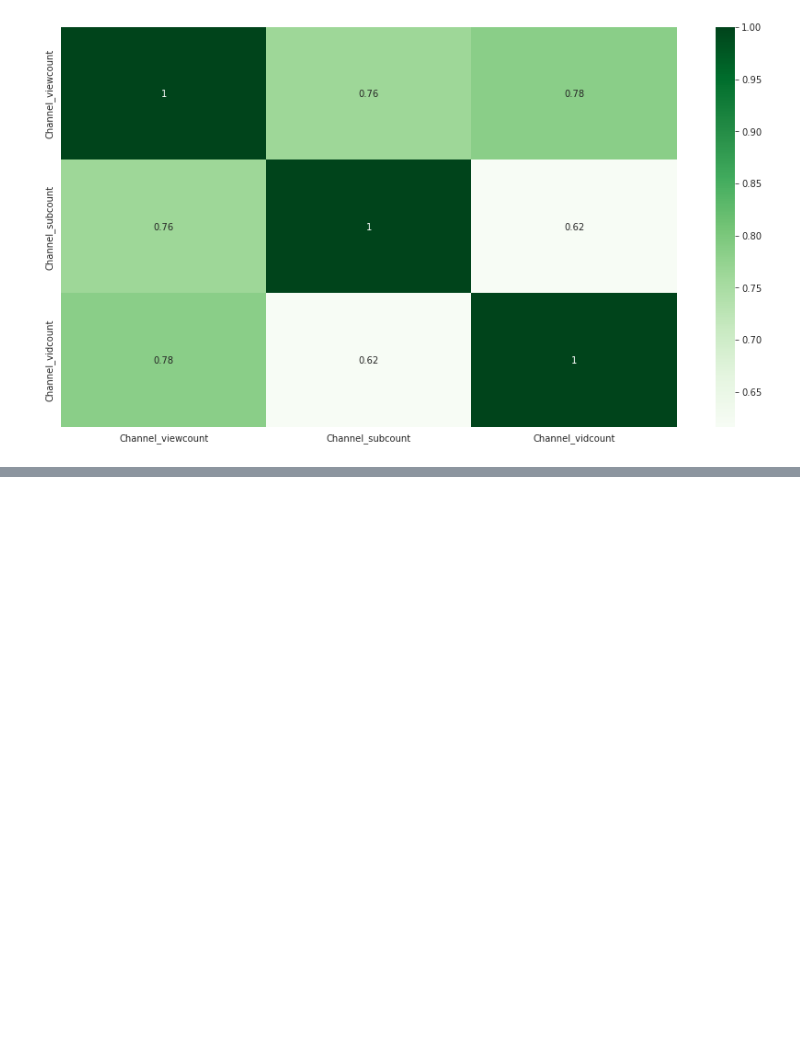
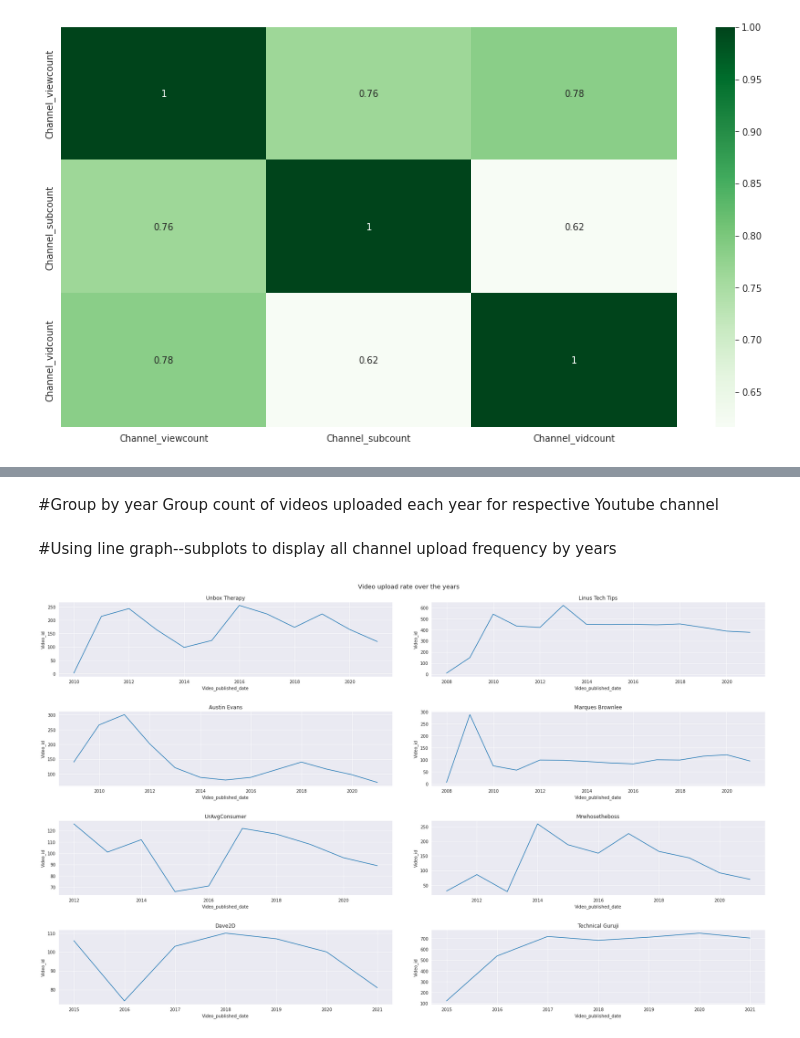
Before and after one commit to PyAshishMhatre/Channel-Analysis-using-Youtube-Data-API, a Jupyter notebook: YoutubeAnalysis.ipynb, the cells around one changed output, grey strips where cells are left out. Cells and saved outputs as stored; diff of their text form; code cells hidden in the pictures; blank space fills up the shorter version.

```diff
--- a/YoutubeAnalysis.ipynb
+++ b/YoutubeAnalysis.ipynb
@@ -143,0 +156,2 @@ sns.heatmap(corr_matrix, cmap='Greens', annot=True)
+# %%
+videodf = pd.read_csv('/content/VideoDetails.csv',index_col='Unnamed: 0')
@@ -143,0 +169,2 @@ sns.heatmap(corr_matrix, cmap='Greens', annot=True)
+# %%
+videodf['Video_published_date'] = pd.to_datetime(videodf['Video_published_date'])
@@ -143,0 +197,60 @@ sns.heatmap(corr_matrix, cmap='Greens', annot=True)
+# %% [markdown]
+#Group by year
+Group count of videos uploaded each year for respective Youtube channel
+# %%
+def lineplot(colname):
+  plotdata = videodf[videodf['Channel_name'] == colname]
+  plotdata['Video_published_date'] = plotdata['Video_published_date'].dt.year
+  plotdata = plotdata.groupby('Video_published_date').count()
+  plotdata.drop(index=2022, inplace=True)
+  return(plotdata.index,plotdata['Video_id'],plotdata)
+# %% [markdown]
+#Using line graph--subplots to display all channel upload frequency by years
+# %%
+fig, axes = plt.subplots(4, 2, figsize=(25, 15))
+sns.set_theme(style="darkgrid")
+fig.tight_layout(pad=5.0)
+fig.suptitle('Video upload rate over the years')
+
+
+X,Y,plotdata = lineplot('Unbox Therapy')
+sns.lineplot(ax=axes[0, 0], x = X, y=Y,data = plotdata, markers ='+')
+axes[0][0].set_title('Unbox Therapy')
+
+
+X,Y,plotdata = lineplot('Linus Tech Tips')
+sns.lineplot(ax=axes[0, 1], x = X, y=Y,data = plotdata, markers ='+')
+axes[0][1].set_title('Linus Tech Tips')
+
+
+X,Y,plotdata = lineplot('Austin Evans')
+sns.lineplot(ax=axes[1, 0], x = X, y=Y,data = plotdata, markers ='+')
+axes[1][0].set_title('Austin Evans')
+
+
+X,Y,plotdata = lineplot('Marques Brownlee')
+sns.lineplot(ax=axes[1, 1], x = X, y=Y,data = plotdata, markers ='+')
+axes[1][1].set_title('Marques Brownlee')
+
+
+X,Y,plotdata = lineplot('UrAvgConsumer')
+sns.lineplot(ax=axes[2, 0], x = X, y=Y,data = plotdata, markers ='+')
+axes[2][0].set_title('UrAvgConsumer')
+
+
+X,Y,plotdata = lineplot('Mrwhosetheboss')
+sns.lineplot(ax=axes[2, 1], x = X, y=Y,data = plotdata, markers ='+')
+axes[2][1].set_title('Mrwhosetheboss')
+
+
+X,Y,plotdata = lineplot('Dave2D')
+sns.lineplot(ax=axes[3, 0], x = X, y=Y,data = plotdata, markers ='+')
+axes[3][0].set_title('Dave2D')
+
+
+X,Y,plotdata = lineplot('Technical Guruji')
+sns.lineplot(ax=axes[3, 1], x = X, y=Y,data = plotdata, markers ='+')
+axes[3][1].set_title('Technical Guruji')
+plt.show()
+# %% [output]
+[figure, added]
```
Also changed, not shown: parts of 13 cells of this notebook.
